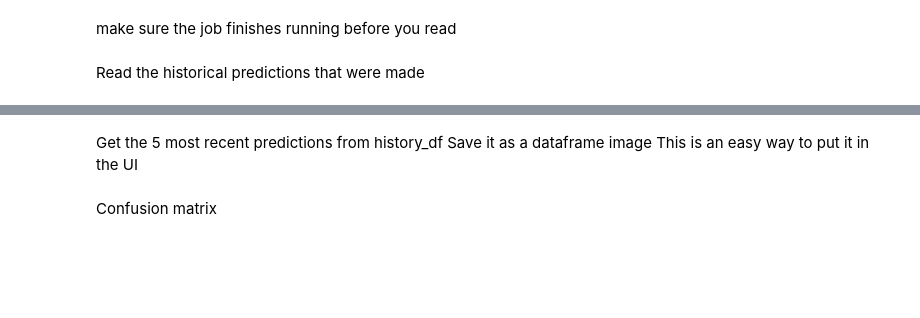
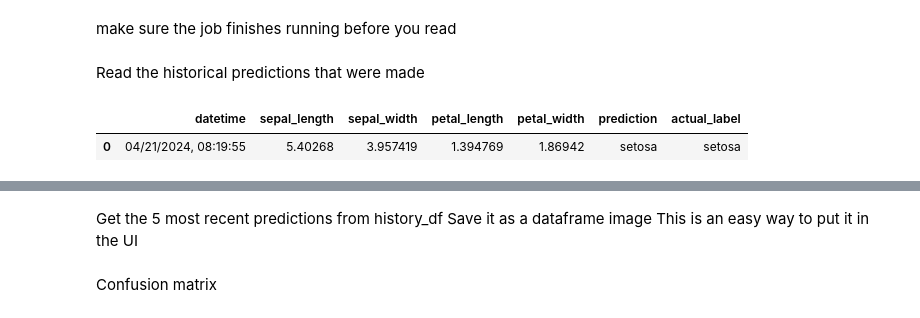
Before and after one commit to utility001/iris-flower-predicition, a Jupyter notebook: 05_batch_inf_pipeline.ipynb, the cells around one changed output, grey strips where cells are left out. Saved outputs shown, nothing was run; the diff lists cells and outputs as text; code cells hidden in the pictures; blank space fills up the shorter version.

```diff
--- a/05_batch_inf_pipeline.ipynb
+++ b/05_batch_inf_pipeline.ipynb
@@ -189,6 +169,11 @@ https://c.app.hopsworks.ai/p/70809/jobs/named/sklearn_iris_predictions_1_offline
 make sure the job finishes running before you read
 # %% [markdown]
 Read the historical predictions that were made
+# %%
+monitor_df
+# %% [output]
+|  | datetime | sepal_length | sepal_width | petal_length | petal_width | prediction | actual_label |
+| 0 | 04/21/2024, 08:19:55 | 5.40268 | 3.957419 | 1.394769 | 1.86942 | setosa | setosa |
 # %%
 import time
 
```
Also changed, not shown: parts of 11 cells of this notebook, 6 other files.
